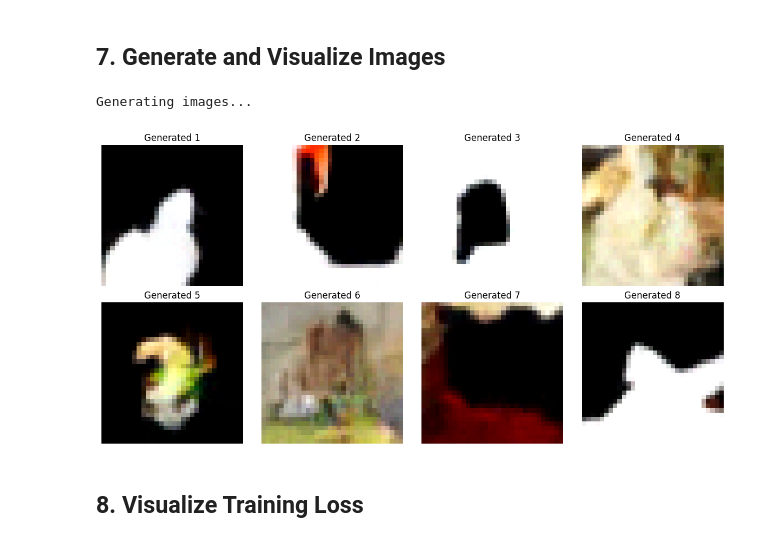
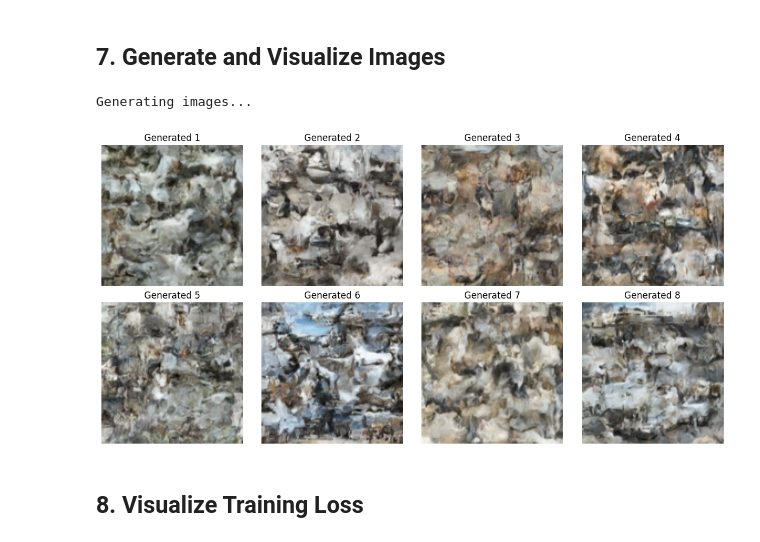
Before and after one commit to arcy405/diffusionModelScratch, a Jupyter notebook: diffusionModel.ipynb, the cells around one changed output. Cells and saved outputs as stored; diff of their text form; code cells hidden in the pictures.

```diff
--- a/diffusionModel.ipynb
+++ b/diffusionModel.ipynb
@@ -317,9 +862,9 @@ if DATASET_CHOICE == 'cifar10':
         download=True
     )
 
-    # Model for 3-channel RGB images
-    model = SimpleUNet(c_in=3, c_out=3).to(device)
-    IMAGE_SIZE = 32
+    # Model for 3-channel RGB images - Using EnhancedUNet for better quality
+    model = EnhancedUNet(c_in=3, c_out=3).to(device)
+    IMAGE_SIZE = 128
     IMAGE_CHANNELS = 3
 
 else:  # MNIST
@@ -336,13 +881,14 @@ else:  # MNIST
         download=True
     )
 
-    # Model for 1-channel grayscale images
-    model = SimpleUNet(c_in=1, c_out=1).to(device)
+    # Model for 1-channel grayscale images - Using EnhancedUNet for better quality
+    model = EnhancedUNet(c_in=1, c_out=1).to(device)
     IMAGE_SIZE = 28
     IMAGE_CHANNELS = 1
 
-# Initialize optimizer
-optimizer = Adam(model.parameters(), lr=1e-3)
+# Initialize optimizer with CORRECT learning rate for diffusion models
+# CRITICAL FIX: Changed from 1e-3 to 1e-4 (diffusion models need lower LR)
+optimizer = Adam(model.parameters(), lr=1e-4)
 
 # Create data loader
 batch_size = 64 if DATASET_CHOICE == 'cifar10' else 128
@@ -365,8 +912,8 @@ Loading CIFAR-10 dataset (objects: cars, planes, animals, etc.)...
 # %% [markdown]
 ## 5. Training Loop
 # %%
-def train_epoch(model, loader, optimizer, device):
-    """Train for one epoch"""
+def train_epoch(model, loader, optimizer, device, clip_grad=1.0):
+    """Train for one epoch with gradient clipping for stability"""
     model.train()
     total_loss = 0
     num_batches = 0
@@ -390,9 +937,10 @@ def train_epoch(model, loader, optimizer, device):
         # Loss: MSE between predicted and actual noise
         loss = F.mse_loss(noise_pred, noise)
 
-        # Backward pass
+        # Backward pass with gradient clipping
         optimizer.zero_grad()
         loss.backward()
+        torch.nn.utils.clip_grad_norm_(model.parameters(), clip_grad)  # Gradient clipping for stability
         optimizer.step()
 
         total_loss += loss.item()
@@ -799,39 +1647,40 @@ print("\n📝 Note: CelebA code above is commented out. Uncomment and integrate
 # %% [markdown]
 ## 7. Generate and Visualize Images
 # %%
-# Generate images
+# Generate images - Using DDIM for better quality and faster generation
 print("Generating images...")
-generated = sample(model, (8, IMAGE_CHANNELS, IMAGE_SIZE, IMAGE_SIZE), device)
+# Use DDIM sampling (50 steps) - faster and better quality than 1000-step DDPM
+generated = sample_ddim(model, (8, IMAGE_CHANNELS, IMAGE_SIZE, IMAGE_SIZE), device, num_steps=50)
 
 # Denormalize for visualization
 generated = (generated + 1) / 2  # From [-1, 1] to [0, 1]
 generated = torch.clamp(generated, 0, 1)
 
 # Visualize
 fig, axes = plt.subplots(2, 4, figsize=(12, 6))
 axes = axes.flatten()
 
 for i in range(8):
     img = generated[i].cpu().numpy()
 
     # Handle different channel formats
     if IMAGE_CHANNELS == 1:
         # Grayscale: [1, H, W] -> [H, W]
         img = img.squeeze(0)
         axes[i].imshow(img, cmap='gray')
     else:
         # RGB: [C, H, W] -> [H, W, C]
         img = img.transpose(1, 2, 0)
         axes[i].imshow(img)
 
     axes[i].axis('off')
     axes[i].set_title(f'Generated {i+1}')
 
 plt.tight_layout()
 plt.show()
 # %% [output]
 Generating images...
-[figure, old version]
+[figure, new version]
 # %% [markdown]
 ## 8. Visualize Training Loss
 # %%
```
Also changed, not shown: parts of 27 cells of this notebook, 8 other files.
